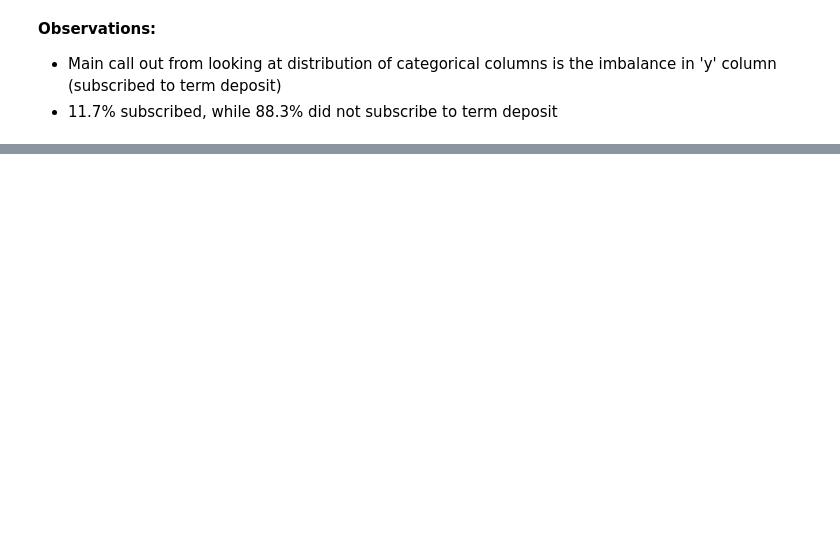
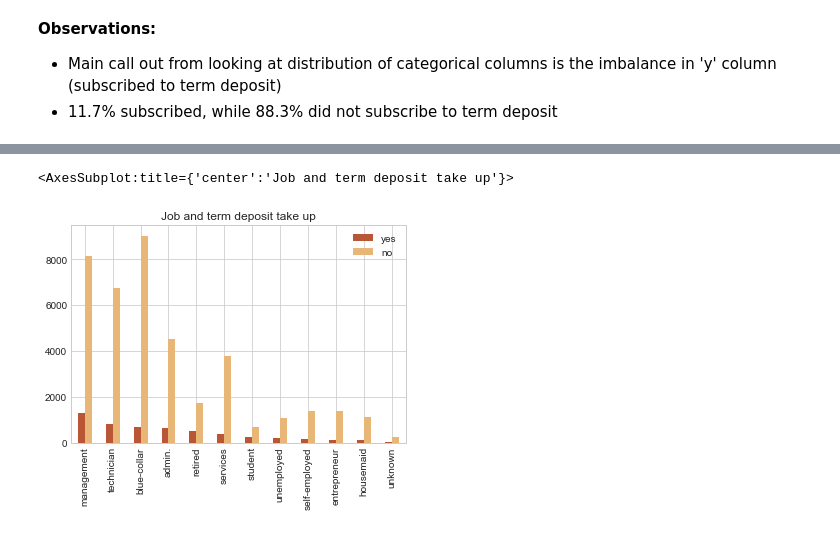
Before and after one commit to altaafkhan/term-deposit-analysis, a Jupyter notebook: script/term_deposit.ipynb, the cells around one changed output, grey strips where cells are left out. Cells and saved outputs as stored; diff of their text form; code cells hidden in the pictures; blank space fills up the shorter version.

```diff
--- a/script/term_deposit.ipynb
+++ b/script/term_deposit.ipynb
@@ -195,0 +225,11 @@ Name: y, dtype: float64
+# %%
+# b: job and term deposit take up
+dfb = pd.DataFrame()
+
+dfb['yes'] = inp[inp['y'] == 'yes']['job'].value_counts()
+dfb['no'] = inp[inp['y'] == 'no']['job'].value_counts()
+
+dfb.plot.bar(title = 'Job and term deposit take up', color = ('#b85636','#e8b777'))
+# %% [output]
+<AxesSubplot:title={'center':'Job and term deposit take up'}>
+[figure, added]
```
Also changed, not shown: parts of 12 cells of this notebook.
